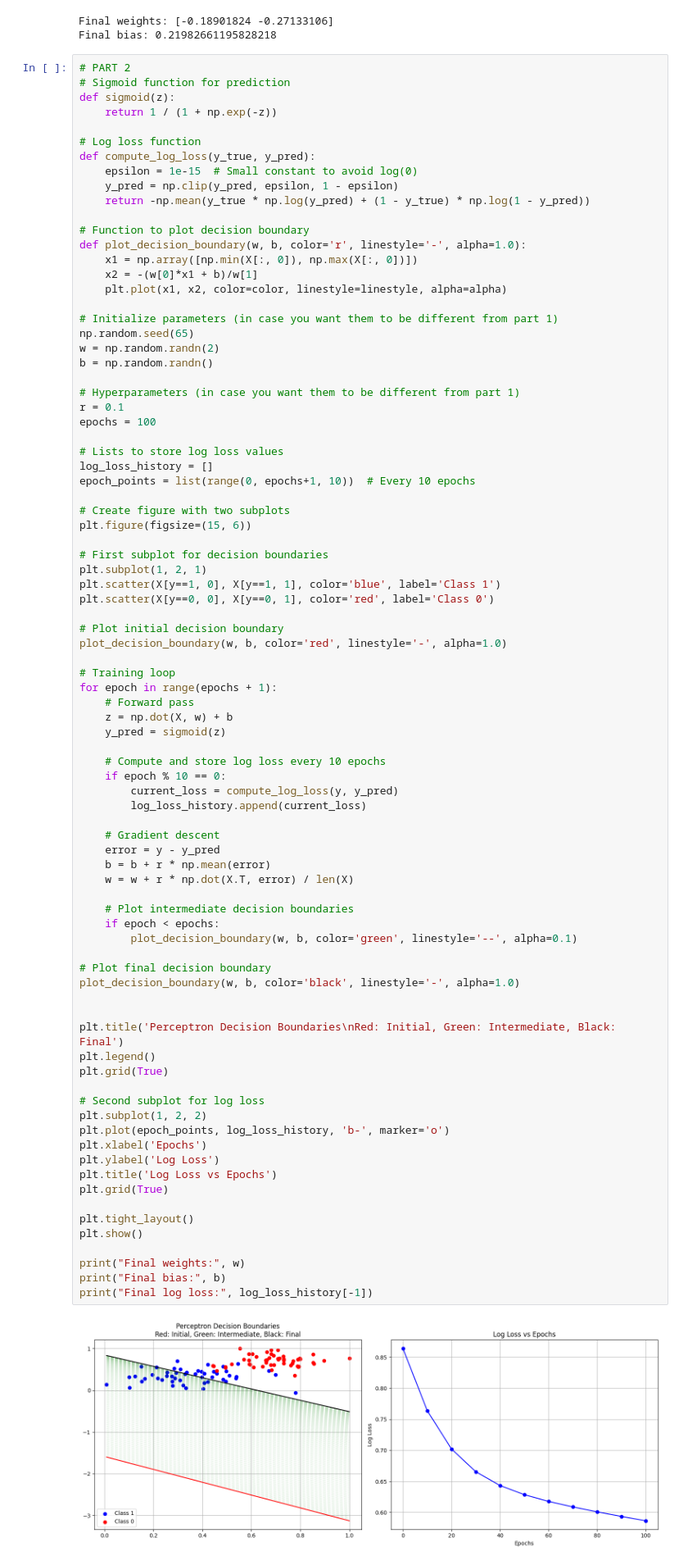
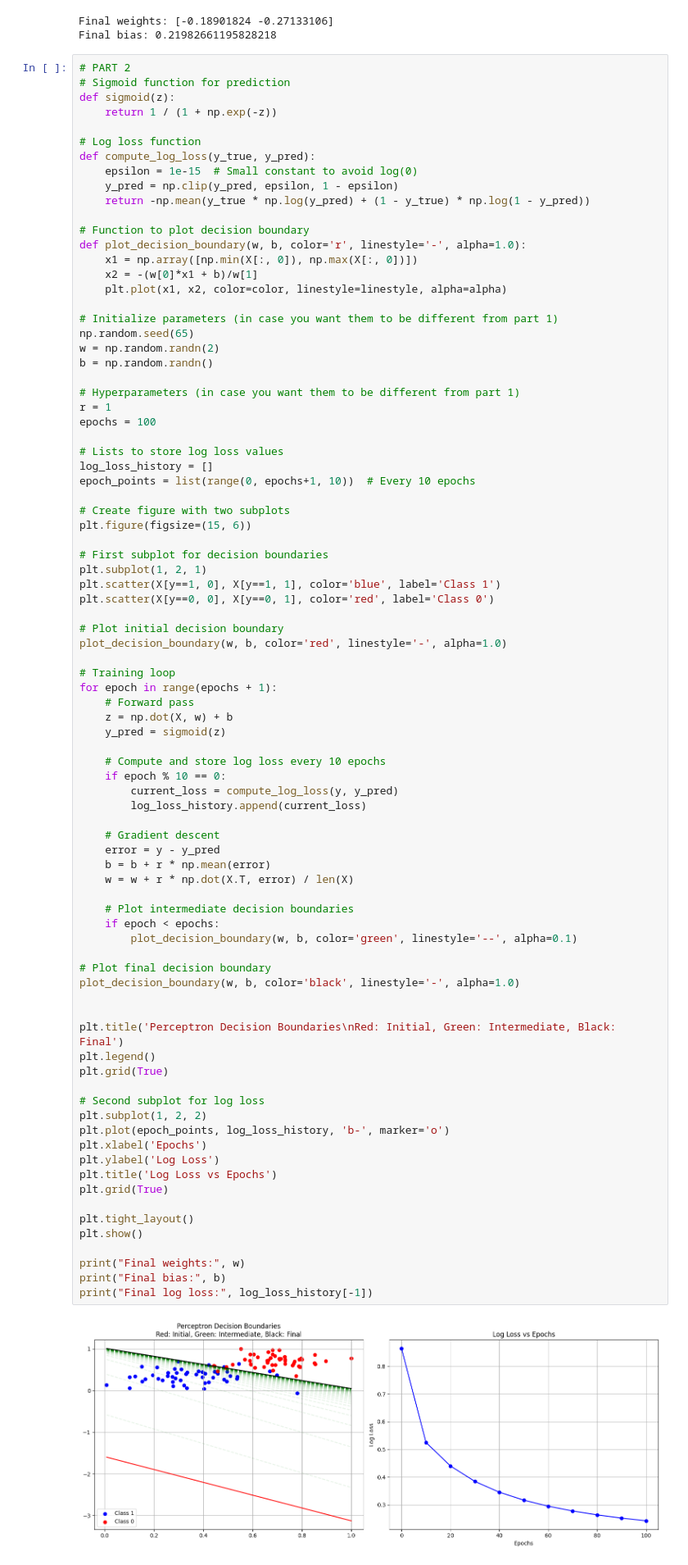
Before and after one commit to infinimineralex/CS580_Fall24_Alexander_Haga, a Jupyter notebook: part_1andpart_2.ipynb, the cells around one changed output. Shown: that part at 82% size. Saved outputs shown, nothing was run; the diff lists cells and outputs as text.

```diff
--- a/part_1andpart_2.ipynb
+++ b/part_1andpart_2.ipynb
@@ -105,7 +105,7 @@ w = np.random.randn(2)
 b = np.random.randn()
 
 # Hyperparameters (in case you want them to be different from part 1)
-r = 0.1
+r = 1
 epochs = 100
 
 # Lists to store log loss values
@@ -139,31 +139,31 @@ for epoch in range(epochs + 1):
     b = b + r * np.mean(error)
     w = w + r * np.dot(X.T, error) / len(X)
 
     # Plot intermediate decision boundaries
     if epoch < epochs:
         plot_decision_boundary(w, b, color='green', linestyle='--', alpha=0.1)
 
 # Plot final decision boundary
 plot_decision_boundary(w, b, color='black', linestyle='-', alpha=1.0)
 
 
 plt.title('Perceptron Decision Boundaries\nRed: Initial, Green: Intermediate, Black: Final')
 plt.legend()
 plt.grid(True)
 
 # Second subplot for log loss
 plt.subplot(1, 2, 2)
 plt.plot(epoch_points, log_loss_history, 'b-', marker='o')
 plt.xlabel('Epochs')
 plt.ylabel('Log Loss')
 plt.title('Log Loss vs Epochs')
 plt.grid(True)
 
 plt.tight_layout()
 plt.show()
 
 print("Final weights:", w)
 print("Final bias:", b)
 print("Final log loss:", log_loss_history[-1])
 # %% [output]
-[figure, old version]
+[figure, new version]
```
Also changed, not shown: parts of 1 cell of this notebook, 2 other files.
